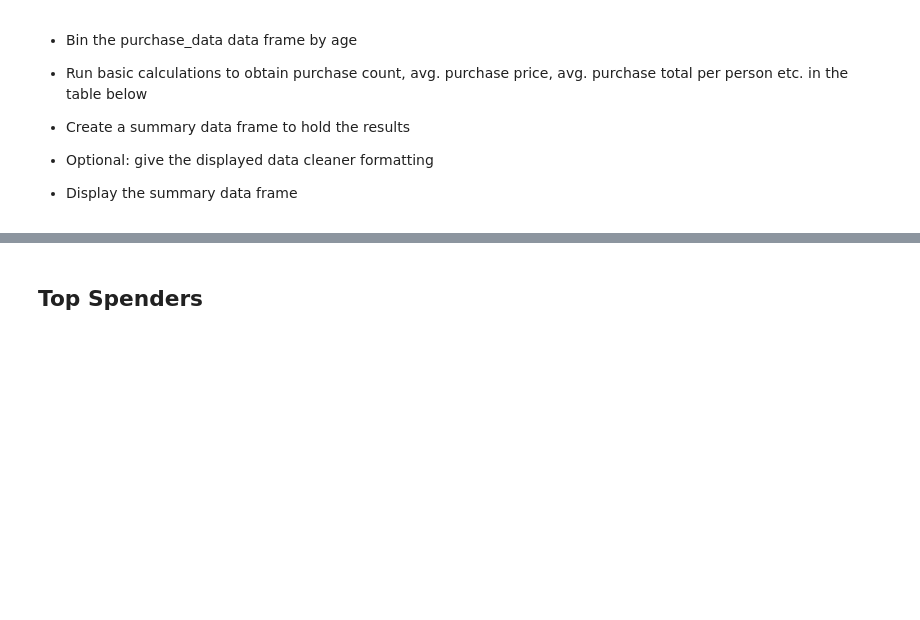
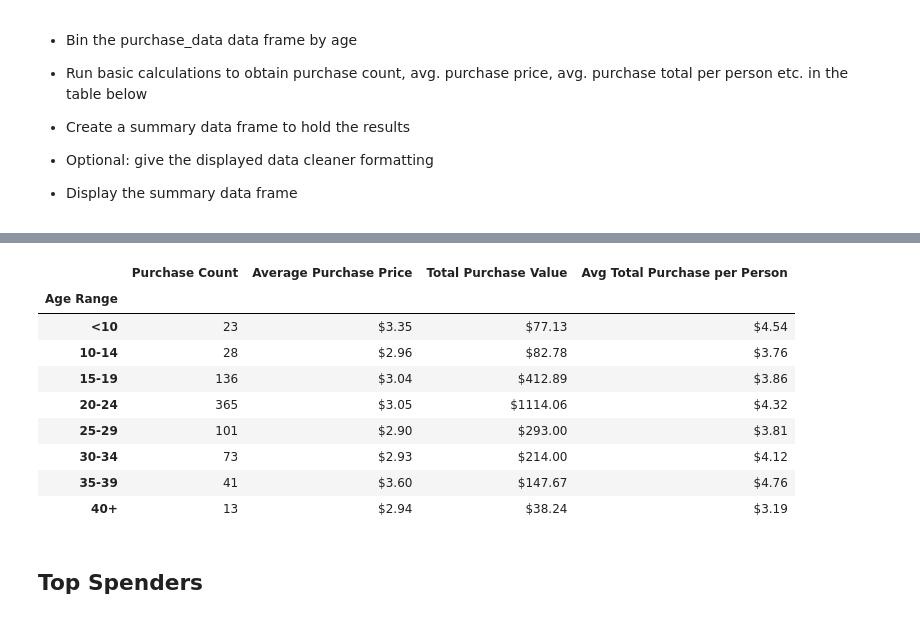
Before and after one commit to GabrielUSMC/MMO_pandas_project, a Jupyter notebook: HeroesOfPymoli/HeroesOfPymoli_starter.ipynb, the cells around one changed output, grey strips where cells are left out. Cells and saved outputs as stored; diff of their text form; code cells hidden in the pictures; blank space fills up the shorter version.

```diff
--- a/HeroesOfPymoli/HeroesOfPymoli_starter.ipynb
+++ b/HeroesOfPymoli/HeroesOfPymoli_starter.ipynb
@@ -154,0 +144,12 @@ pur_analy_df
+# %%
+bins = [0,9,14,19,24,29,34,39,200]
+g_names = ["<10", "10-14", "15-19", "20-24", "25-29", "30-34", "35-39", "40+"]
+purchase_data_df["Age Range"] = pd.cut(purchase_data_df["Age"], bins, labels=g_names, include_lowest=True)
+age_dem_df = purchase_data_df.groupby("Age Range")
+age_dem_count = age_dem_df["SN"].nunique()
+per_play_dem = (age_dem_count/Tot_players*100).map('{:.2f}%'.format)
+age_dem_count_df = pd.DataFrame({
+    "Total Count": age_dem_count,
+    "Percentage of Players": per_play_dem
+})
+age_dem_count_df
@@ -183,3 +183,26 @@ pur_analy_df
+# %%
+age_pur_count = age_dem_df["SN"].count()
+age_avg_pur = (age_dem_df["Price"].sum()/age_pur_count).map('${:.2f}'.format)
+age_tot_pur = (age_dem_df["Price"].sum()).map('${:.2f}'.format)
+age_tot_avg_per = (age_dem_df["Price"].sum()/age_dem_df["SN"].nunique()).map('${:.2f}'.format)
+age_pur_analy_df = pd.DataFrame({
+    "Purchase Count": age_pur_count,
+    "Average Purchase Price": age_avg_pur,
+    "Total Purchase Value": age_tot_pur,
+    "Avg Total Purchase per Person": age_tot_avg_per
+})
+age_pur_analy_df
+# %% [output]
+|  | Purchase Count | Average Purchase Price | Total Purchase Value | Avg Total Purchase per Person |
+| Age Range |  |  |  |  |
+| <10 | 23 | $3.35 | $77.13 | $4.54 |
+| 10-14 | 28 | $2.96 | $82.78 | $3.76 |
+| 15-19 | 136 | $3.04 | $412.89 | $3.86 |
+| 20-24 | 365 | $3.05 | $1114.06 | $4.32 |
+| 25-29 | 101 | $2.90 | $293.00 | $3.81 |
+| 30-34 | 73 | $2.93 | $214.00 | $4.12 |
+| 35-39 | 41 | $3.60 | $147.67 | $4.76 |
+| 40+ | 13 | $2.94 | $38.24 | $3.19 |
 # %% [markdown]
 ## Top Spenders
 # %% [markdown]
```
Also changed, not shown: parts of 5 cells of this notebook.
